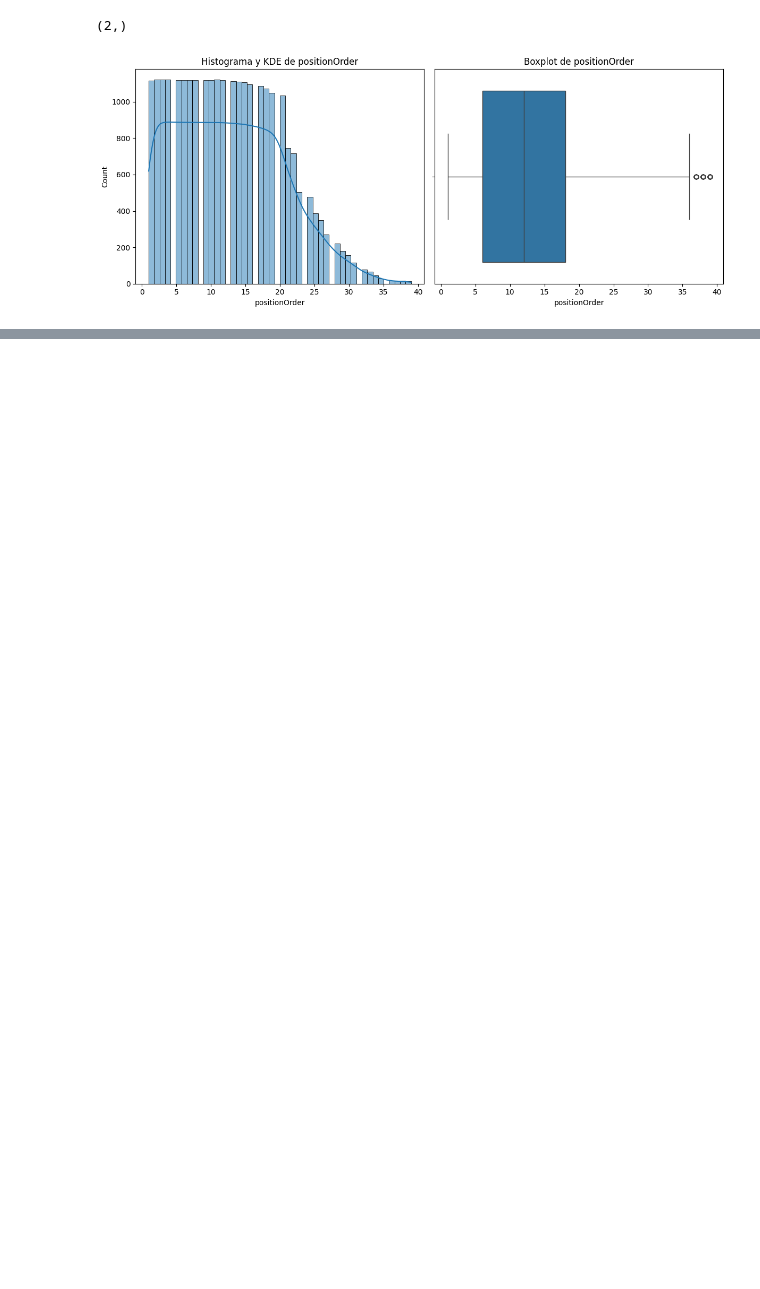
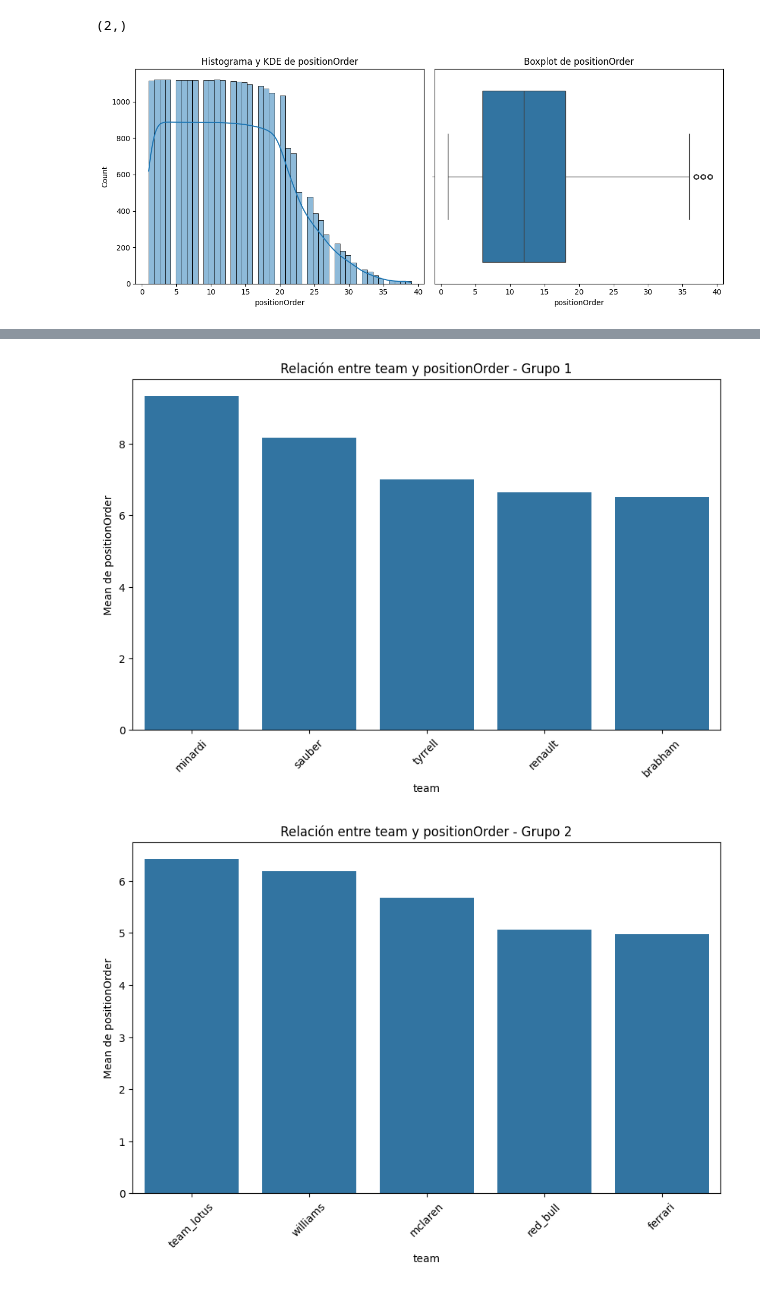
Before and after one commit to jacobo010/EDA_F1_Analysis, a Jupyter notebook: src/notebooks/segundo_notebook.ipynb, the cells around one changed output, grey strips where cells are left out. Cells and saved outputs as stored; diff of their text form; code cells hidden in the pictures; blank space fills up the shorter version.

```diff
--- a/src/notebooks/segundo_notebook.ipynb
+++ b/src/notebooks/segundo_notebook.ipynb
@@ -410,0 +447,10 @@ plot_grouped_histograms(df_combinado, cat_col="team", num_col="positionOrder", g
+# %%
+top_equipos = df_combinado["team"].value_counts().head(10).index
+top_status = df_combinado["positionOrder"].value_counts().head(10).index
+
+# Filtrar los datos para mostrar solo los top 10
+df_filtrado = df_combinado[df_combinado["team"].isin(top_equipos) & df_combinado["positionOrder"].isin(top_status)]
+plot_categorical_numerical_relationship(df_filtrado, numerical_col="positionOrder", categorical_col="team")
+# %% [output]
+[figure, added]
+[figure, added]
```
Also changed, not shown: parts of 16 cells of this notebook.
